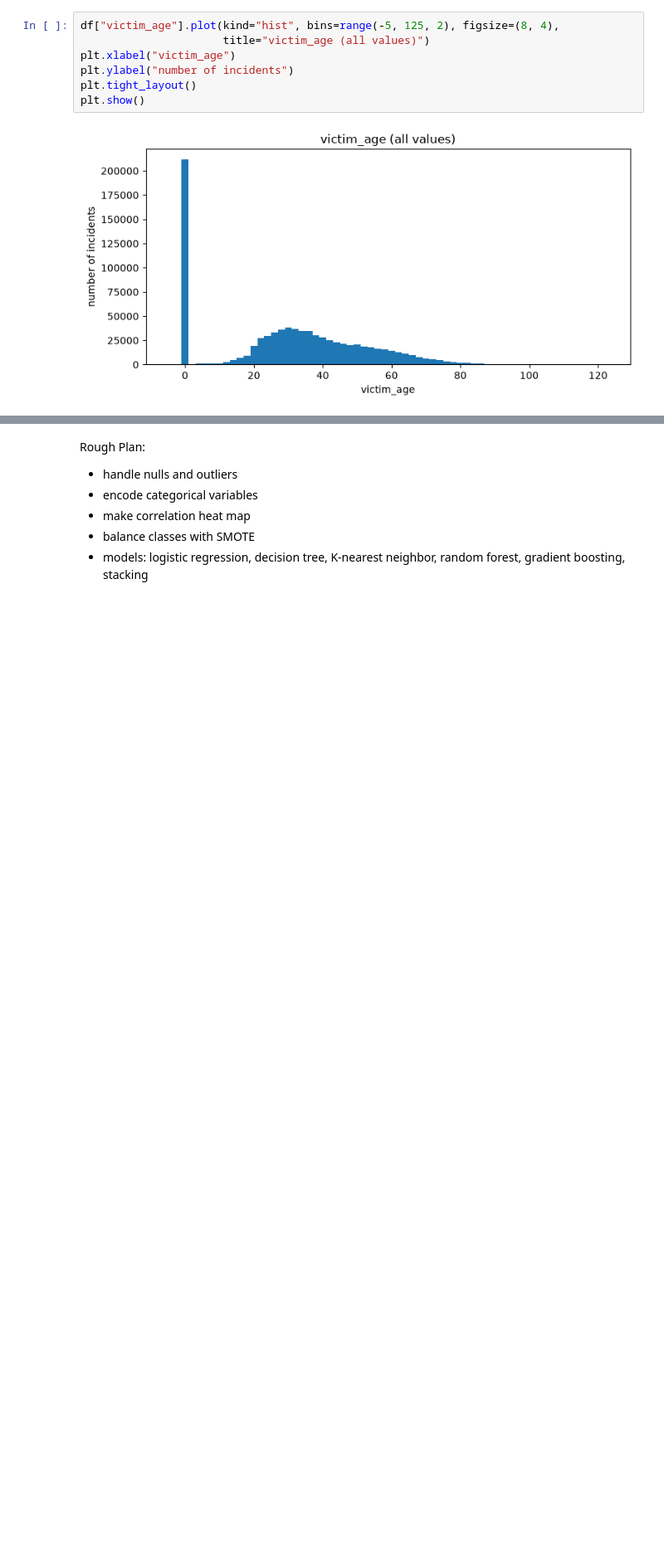
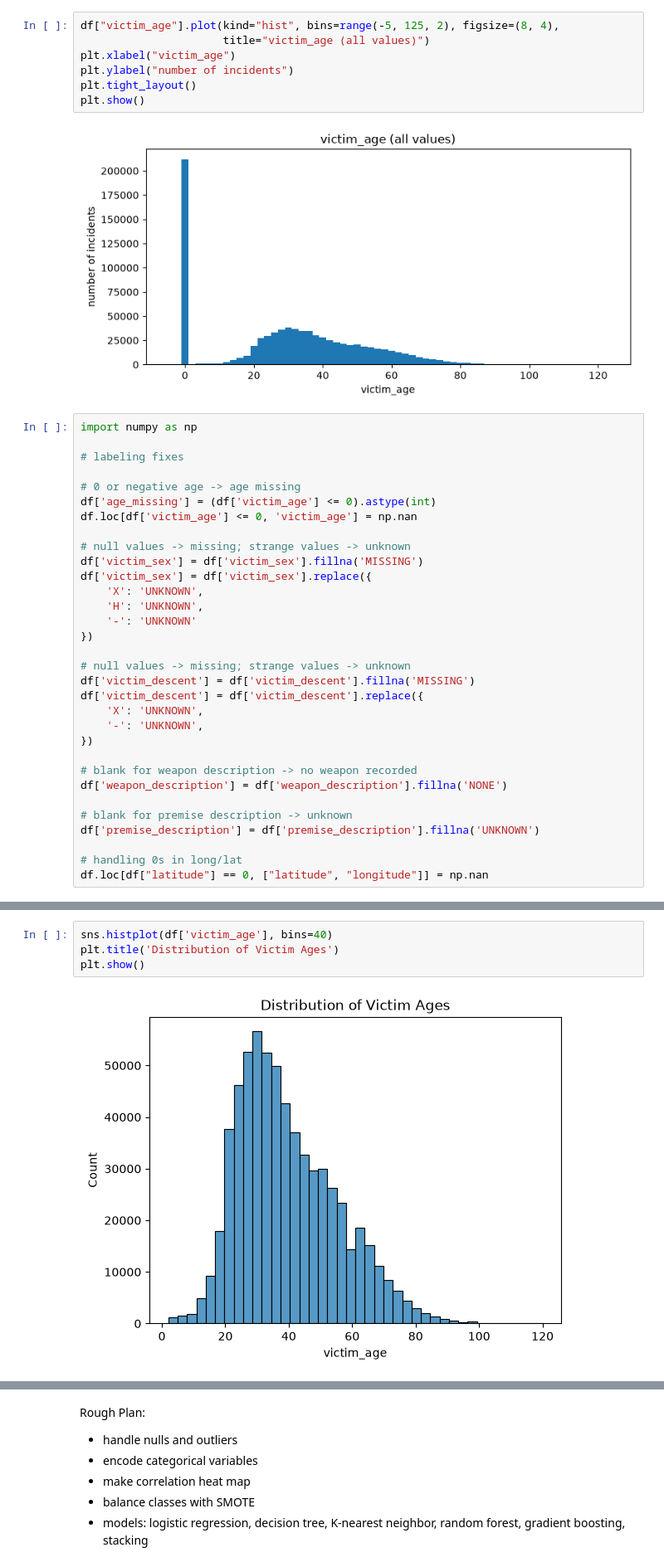
Before and after one commit to carmel696/ML-Project, a Jupyter notebook: MLProject.ipynb, the cells around one changed output, grey strips where cells are left out. Shown at 83% size. Drawn from its saved outputs; the diff is of its cells as text; blank space fills up the shorter version.

```diff
--- a/MLProject.ipynb
+++ b/MLProject.ipynb
@@ -172,3 +174,35 @@ plt.tight_layout()
 plt.show()
 # %% [output]
 [figure]
+# %%
+import numpy as np
+
+# labeling fixes
+
+# 0 or negative age -> age missing
+df['age_missing'] = (df['victim_age'] <= 0).astype(int)
+df.loc[df['victim_age'] <= 0, 'victim_age'] = np.nan
+
+# null values -> missing; strange values -> unknown
+df['victim_sex'] = df['victim_sex'].fillna('MISSING')
+df['victim_sex'] = df['victim_sex'].replace({
+    'X': 'UNKNOWN',
+    'H': 'UNKNOWN',
+    '-': 'UNKNOWN'
+})
+
+# null values -> missing; strange values -> unknown
+df['victim_descent'] = df['victim_descent'].fillna('MISSING')
+df['victim_descent'] = df['victim_descent'].replace({
+    'X': 'UNKNOWN',
+    '-': 'UNKNOWN',
+})
+
+# blank for weapon description -> no weapon recorded
+df['weapon_description'] = df['weapon_description'].fillna('NONE')
+
+# blank for premise description -> unknown
+df['premise_description'] = df['premise_description'].fillna('UNKNOWN')
+
+# handling 0s in long/lat
+df.loc[df["latitude"] == 0, ["latitude", "longitude"]] = np.nan
@@ -174,0 +249,6 @@ plt.show()
+# %%
+sns.histplot(df['victim_age'], bins=40)
+plt.title('Distribution of Victim Ages')
+plt.show()
+# %% [output]
+[figure, added]
```
Also changed, not shown: parts of 11 cells of this notebook.
